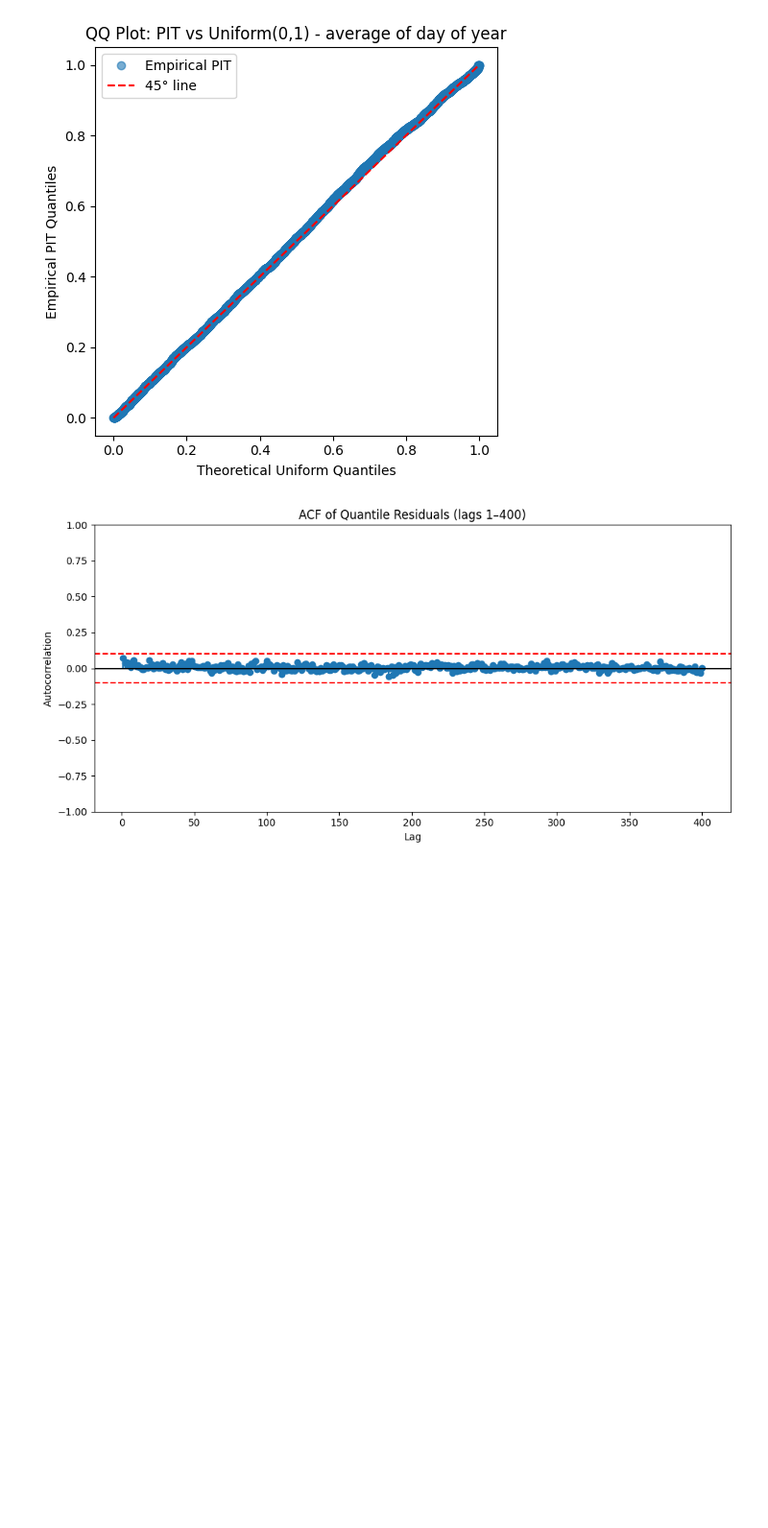
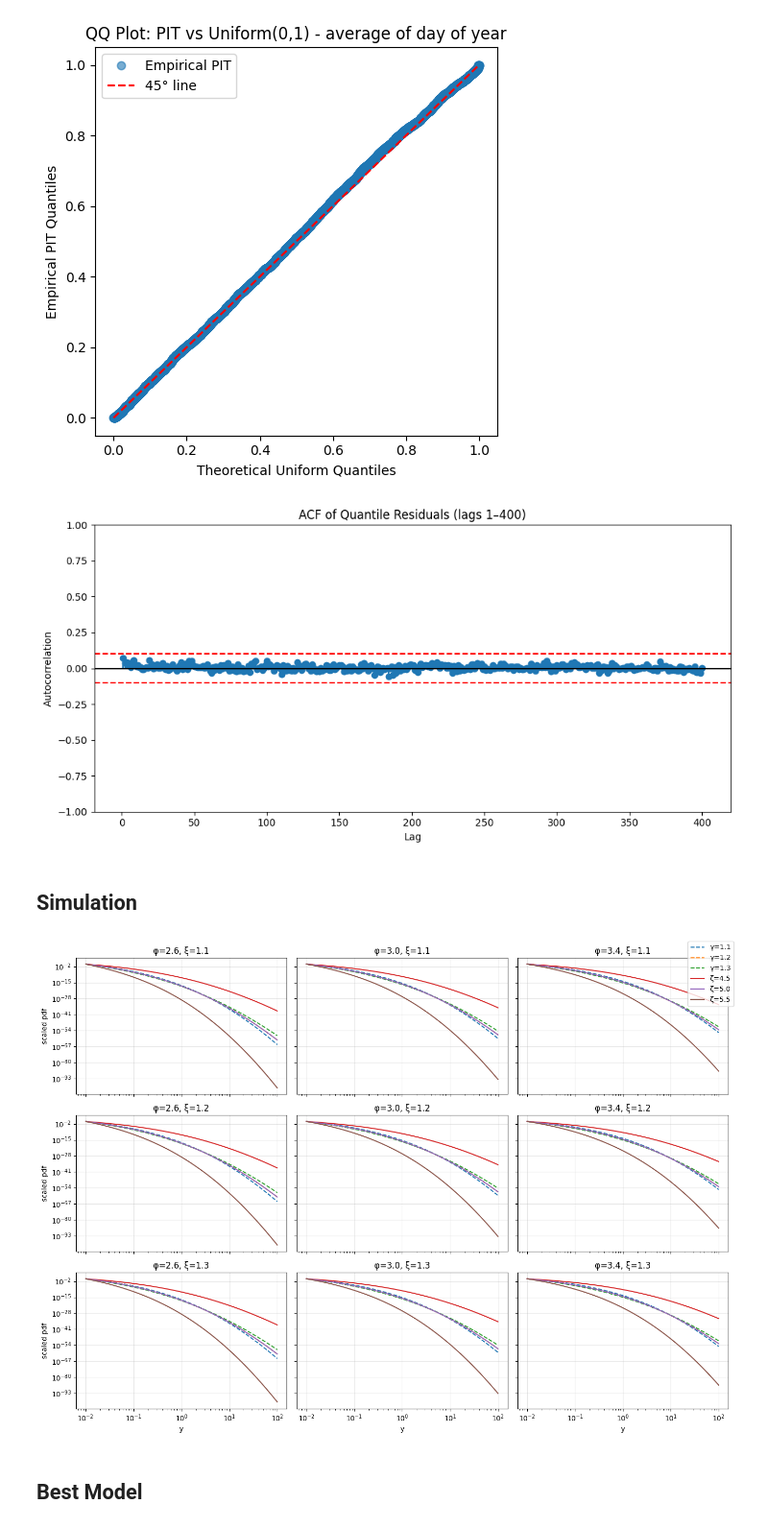
Before and after one commit to ilanGrynszpan/PyGASModels, a Jupyter notebook: more-tvp-model4.ipynb, the cells around one changed output. Shown at 96% size. Drawn from its saved outputs; the diff is of its cells as text; code cells hidden in the pictures; blank space fills up the shorter version.

Commit message:
daily model data generation complete

```diff
--- a/more-tvp-model4.ipynb
+++ b/more-tvp-model4.ipynb
@@ -559,3 +657,83 @@ plt.tight_layout()
 plt.show()
 # %% [output]
 [figure]
+# %% [markdown]
+## Simulation
+# %%
+import numpy as np
+import matplotlib.pyplot as plt
+from scipy.special import beta
+
+# ------------------------
+# GB2 pdf
+# ------------------------
+def gb2_pdf(y, phi, gamma, xi, zeta):
+    a = np.exp(xi)
+    b = np.exp(zeta)
+    p = np.exp(-gamma)
+    sigma = np.exp(phi)
+
+    z = (y / sigma) ** p
+
+    return (
+        p
+        * y**(a*p - 1)
+        / (sigma**(a*p) * beta(a, b))
+        * (1 + z) ** (-(a + b))
+    )
+
+
+# ------------------------
+# parameter grid (close to your fit)
+# ------------------------
+phi_vals   = [2.6, 3.0, 3.4]
+xi_vals    = [1.1, 1.2, 1.3]
+gamma_vals = [1.1, 1.2, 1.3]   # dashed
+zeta_vals  = [4.5, 5.0, 5.5]   # solid
+
+# focus on rainfall-relevant region
+y = np.logspace(-2, 2, 2000)
+
+
+fig, axes = plt.subplots(len(xi_vals), len(phi_vals),
+                         figsize=(14, 10),
+                         sharex=True, sharey=True)
+
+for r, xi in enumerate(xi_vals):
+    for c, phi in enumerate(phi_vals):
+
+        ax = axes[r, c]
+
+        # dashed = gamma variation
+        for g in gamma_vals:
+            pdf = gb2_pdf(y, phi, g, xi, zeta_vals[1])
+            pdf /= pdf.max()  # normalize for visibility
+            ax.plot(y, pdf, "--", label=f"γ={g}")
+
+        # solid = zeta variation
+        for zeta in zeta_vals:
+            pdf = gb2_pdf(y, phi, gamma_vals[1], xi, zeta)
+            pdf /= pdf.max()
+            ax.plot(y, pdf, "-", label=f"ζ={zeta}")
+
+        ax.set_xscale("log")
+        ax.set_yscale("log")      # KEY CHANGE
+        ax.set_title(f"φ={phi}, ξ={xi}")
+        ax.grid(alpha=0.3)
+
+# labels
+for ax in axes[-1]:
+    ax.set_xlabel("y")
+
+for ax in axes[:, 0]:
+    ax.set_ylabel("scaled pdf")
+
+handles, labels = axes[0,0].get_legend_handles_labels()
+fig.legend(handles, labels, loc="upper right")
+
+plt.tight_layout()
+plt.show()
+# %% [output]
+[figure, added]
+# %% [markdown]
+## Best Model
```
Also changed, not shown: parts of 50 cells of this notebook, 6 other files.
